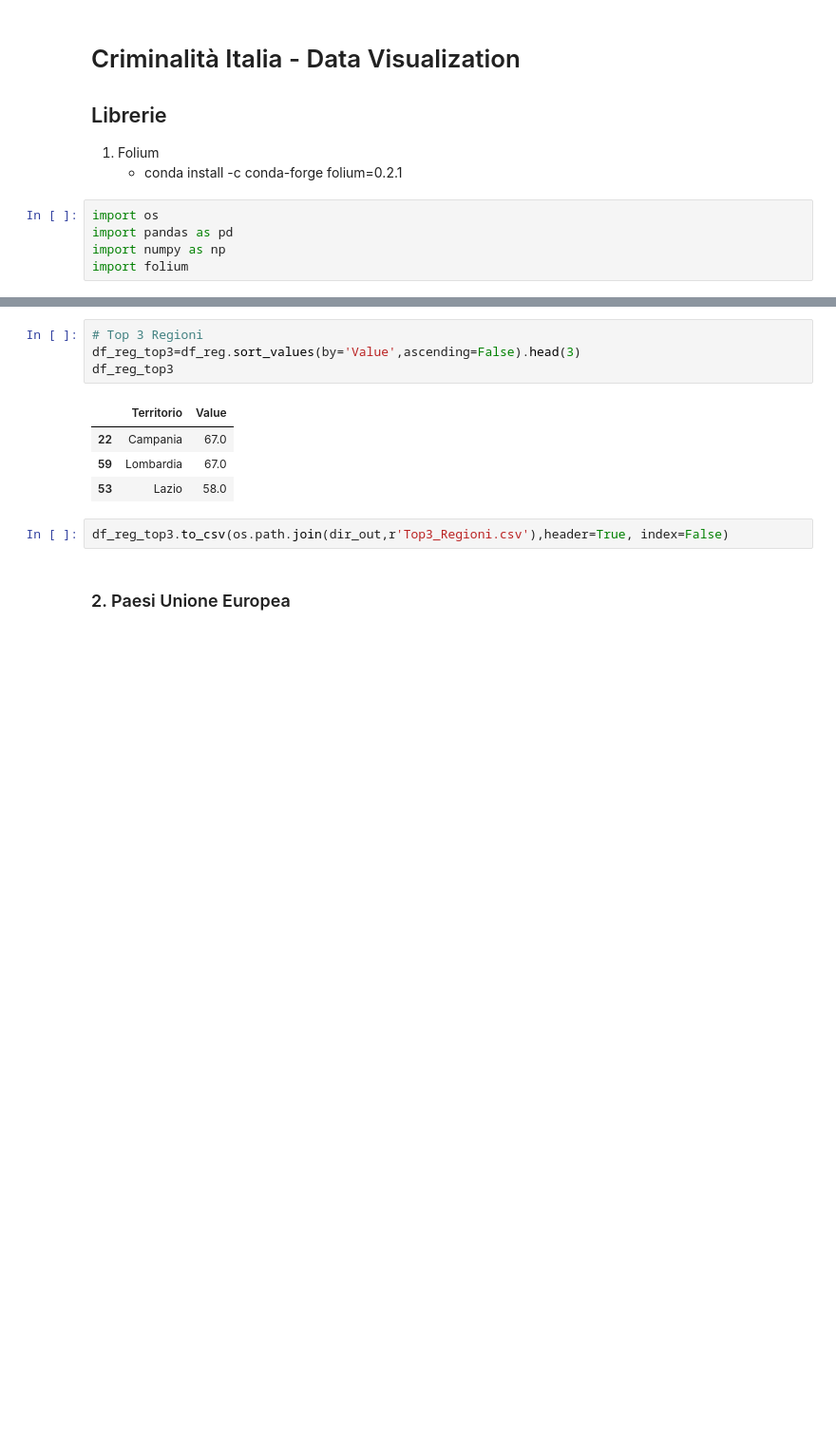
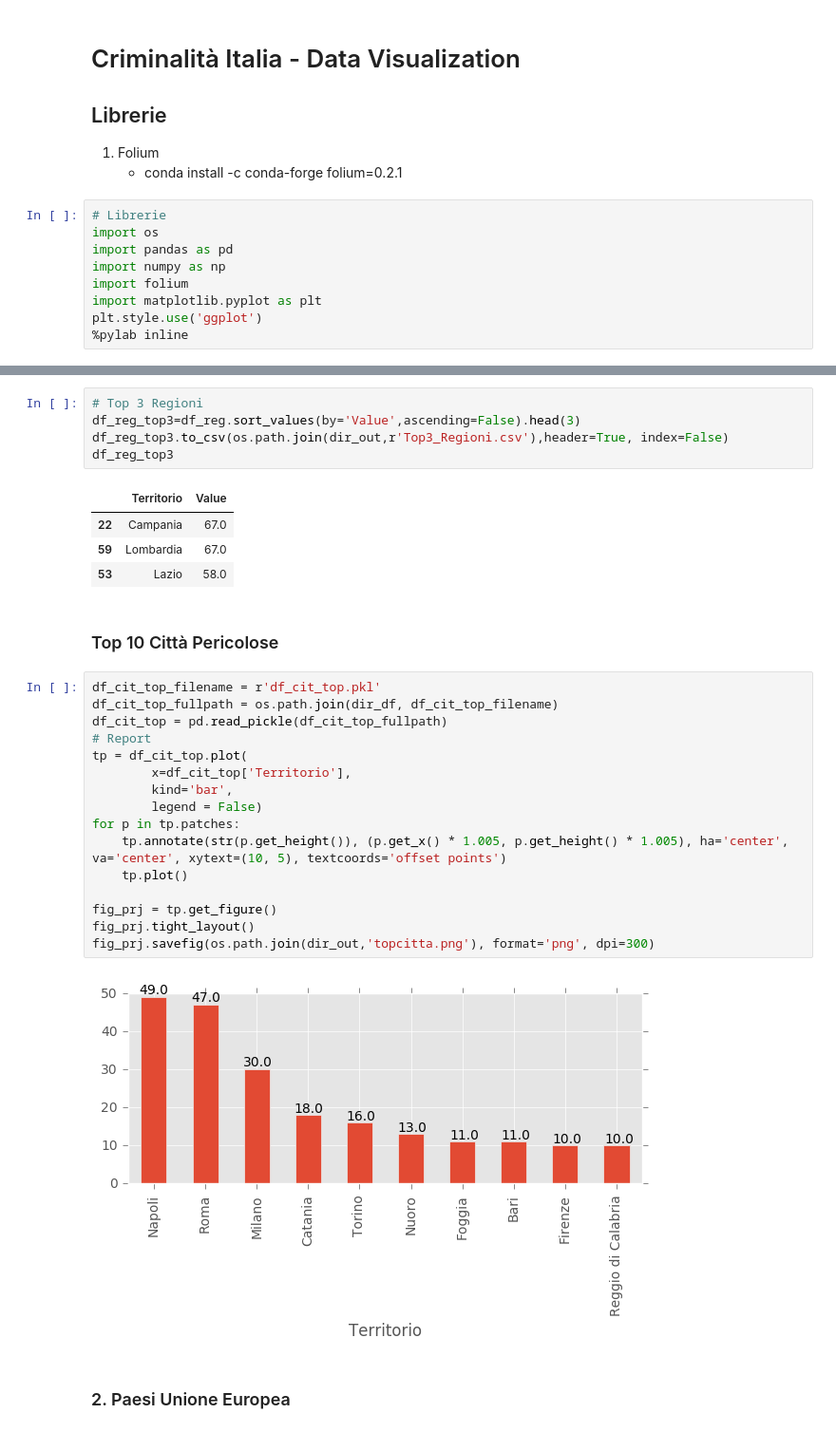
Before and after one commit to Cesaaar/od_crimini_ita, a Jupyter notebook: data_visualization.ipynb, the cells around one changed output, grey strips where cells are left out. Shown at 95% size. Saved outputs shown, nothing was run; the diff lists cells and outputs as text; blank space fills up the shorter version.

```diff
--- a/data_visualization.ipynb
+++ b/data_visualization.ipynb
@@ -6,7 +6,11 @@
 1. Folium
     - conda install -c conda-forge folium=0.2.1
 # %%
+# Librerie
 import os
 import pandas as pd
 import numpy as np
 import folium
+import matplotlib.pyplot as plt
+plt.style.use('ggplot')
+%pylab inline
@@ -35,14 +53,33 @@ reg_map.save(os.path.join(dir_out,r'omicidi_volontari.html'))
 # %%
 # Top 3 Regioni
 df_reg_top3=df_reg.sort_values(by='Value',ascending=False).head(3)
+df_reg_top3.to_csv(os.path.join(dir_out,r'Top3_Regioni.csv'),header=True, index=False)
 df_reg_top3
 # %% [output]
 |  | Territorio | Value |
 | 22 | Campania | 67.0 |
 | 59 | Lombardia | 67.0 |
 | 53 | Lazio | 58.0 |
-# %%
-df_reg_top3.to_csv(os.path.join(dir_out,r'Top3_Regioni.csv'),header=True, index=False)
+# %% [markdown]
+### Top 10 Città Pericolose
+# %%
+df_cit_top_filename = r'df_cit_top.pkl'
+df_cit_top_fullpath = os.path.join(dir_df, df_cit_top_filename)
+df_cit_top = pd.read_pickle(df_cit_top_fullpath)
+# Report
+tp = df_cit_top.plot(
+        x=df_cit_top['Territorio'],
+        kind='bar',
+        legend = False)
+for p in tp.patches:
+    tp.annotate(str(p.get_height()), (p.get_x() * 1.005, p.get_height() * 1.005), ha='center', va='center', xytext=(10, 5), textcoords='offset points')
+    tp.plot()
+
+fig_prj = tp.get_figure()
+fig_prj.tight_layout()
+fig_prj.savefig(os.path.join(dir_out,'topcitta.png'), format='png', dpi=300)
+# %% [output]
+[figure, added]
 # %% [markdown]
 ### 2. Paesi Unione Europea
 # %%
```
Also changed, not shown: parts of 12 cells of this notebook, 12 other files.
